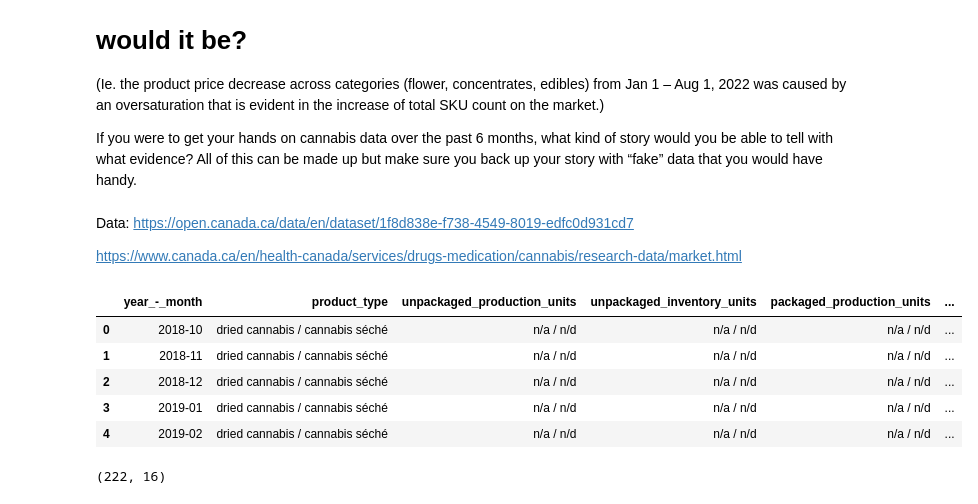
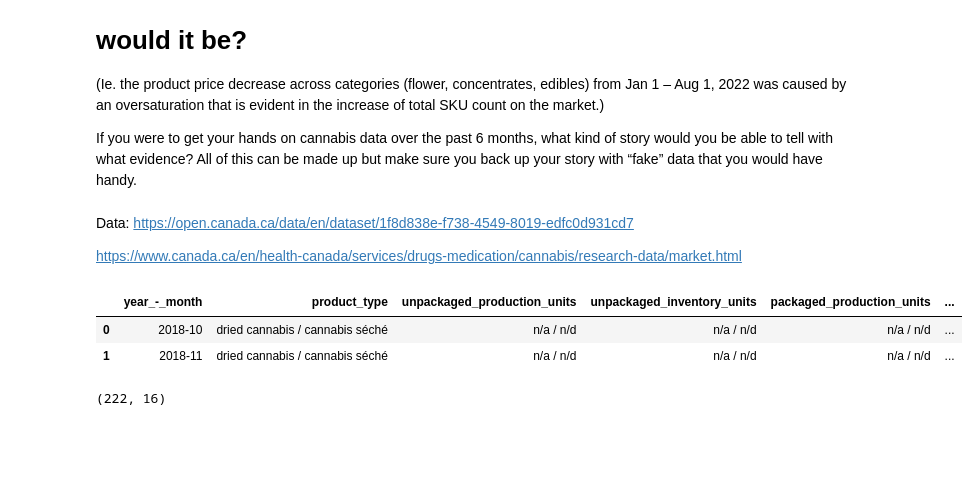
Before and after one commit to HalleypC/Neobi-Questions, a Jupyter notebook: Q3.ipynb, the cells around one changed output. Saved outputs shown, nothing was run; the diff lists cells and outputs as text; code cells hidden in the pictures; blank space fills up the shorter version.

```diff
--- a/Q3.ipynb
+++ b/Q3.ipynb
@@ -19,15 +19,12 @@ https://www.canada.ca/en/health-canada/services/drugs-medication/cannabis/resear
 # %%
 #load data
 
 df = pd.read_csv('hc-sc_cannabis_market_data_-_inventory_and_sales_en.csv', encoding='cp1252')
-df.head()
+df.head(2)
 # %% [output]
 |  | year_-_month | product_type | unpackaged_production_units | unpackaged_inventory_units | packaged_production_units | ... |
 | 0 | 2018-10 | dried cannabis / cannabis séché | n/a / n/d | n/a / n/d | n/a / n/d | ... |
 | 1 | 2018-11 | dried cannabis / cannabis séché | n/a / n/d | n/a / n/d | n/a / n/d | ... |
-| 2 | 2018-12 | dried cannabis / cannabis séché | n/a / n/d | n/a / n/d | n/a / n/d | ... |
-| 3 | 2019-01 | dried cannabis / cannabis séché | n/a / n/d | n/a / n/d | n/a / n/d | ... |
-| 4 | 2019-02 | dried cannabis / cannabis séché | n/a / n/d | n/a / n/d | n/a / n/d | ... |
 # %%
 df.shape
 # %% [output]
```
Also changed, not shown: parts of 40 cells of this notebook.
